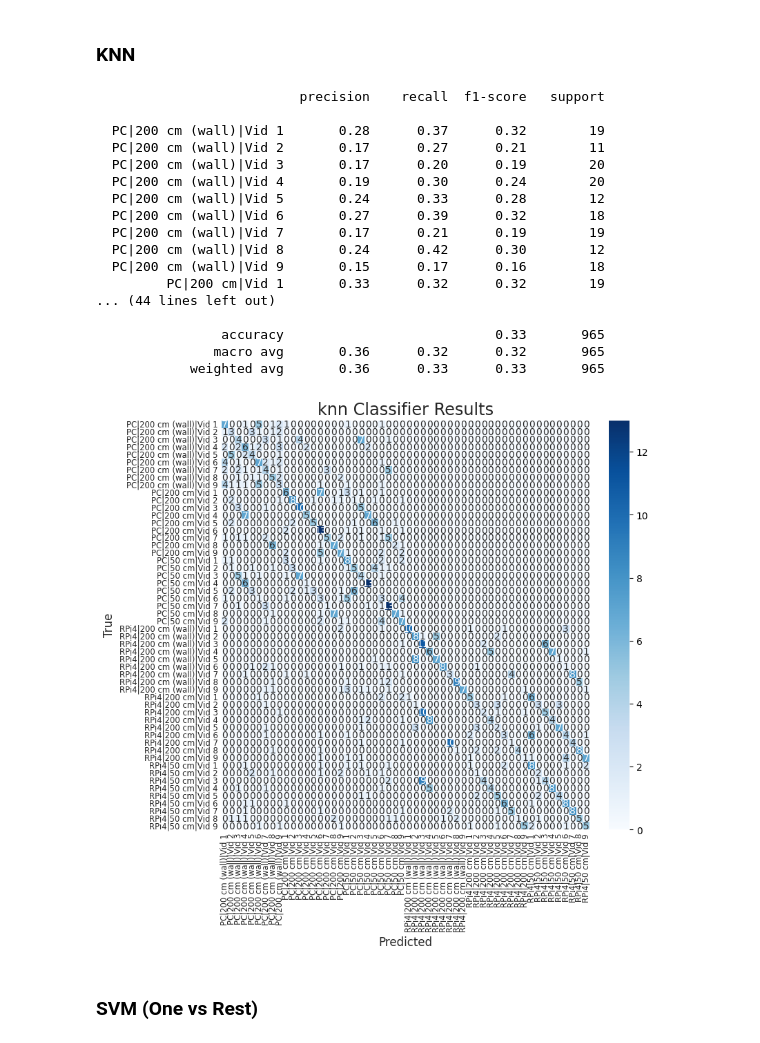
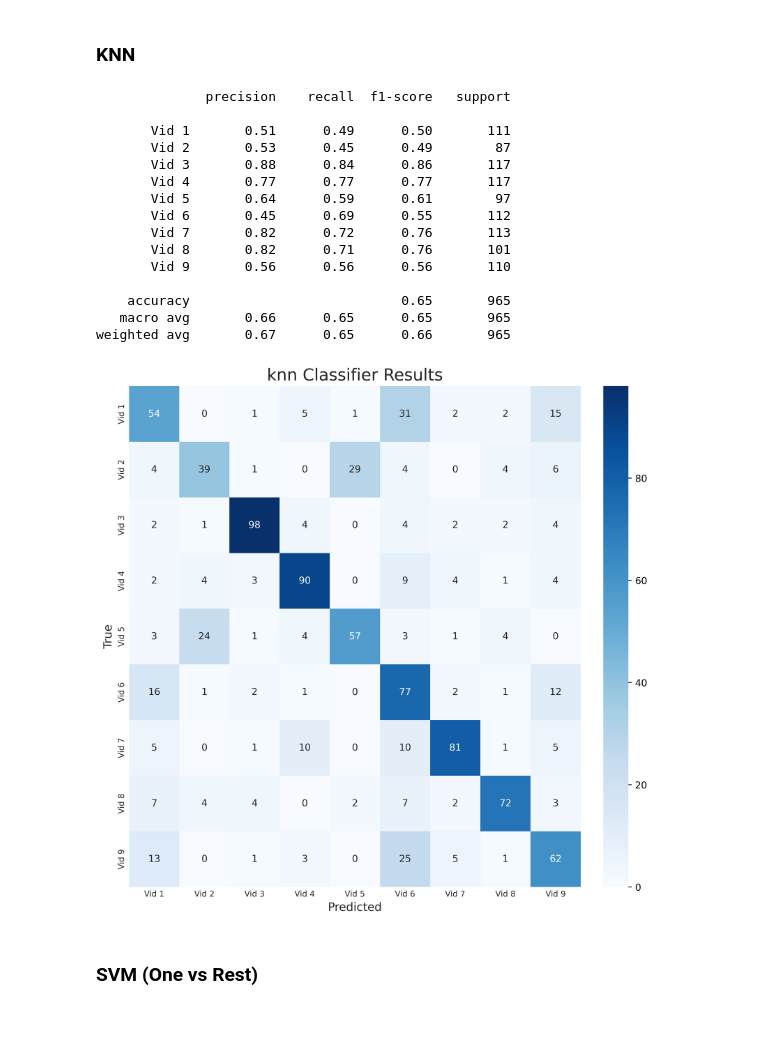
Before and after one commit to tlee08/XL-NTA_honours_dev, a Jupyter notebook: 3_classify/WLAN_CNN.ipynb, the cells around one changed output. Drawn from its saved outputs; the diff is of its cells as text; code cells hidden in the pictures.

```diff
--- a/3_classify/WLAN_CNN.ipynb
+++ b/3_classify/WLAN_CNN.ipynb
@@ -254,0 +306,36 @@ for i in np.arange(axes.shape[0]):
+# %%
+# Histogram of each instance's features
+# faceted by labels (rows) and features channels (columns)
+
+data = long_X_features(
+    X_features_matr_scaled,
+    y,
+    feature_channels,
+    interval=0.36,
+    n=4,
+    m=100,
+)
+
+with plt.style.context(fig_style):
+    g = (
+        sns.displot(
+            data=data,
+            x="value",
+            row="label",
+            col="feature",
+            palette="crest",
+            kind="hist",
+            stat="probability",
+            element="step",
+            legend=False,
+            # alpha=0.5,
+            height=3,
+            aspect=1.5,
+            bins=20,
+            facet_kws={"margin_titles": True},
+        )
+        # .set(ylim=(0, 10))
+        .set_titles(row_template="{row_name}", col_template="{col_name}", size="xx-large")
+        .set_xlabels("Value", size="xx-large")
+        .tight_layout()
+    )
@@ -510,7 +531,7 @@ def eval_model(
 # %% [markdown]
 ### KNN
 # %%
-# KNN WORKS VERY WELL!! Fast with PCA.
+# KNN WORKS VERY WELL ~ 0.64 accuracy.
 # 1-NN seems to work best
 
 name = "knn"
@@ -527,52 +548,48 @@ model = KNeighborsClassifier(
     n_jobs=None
 )
 
 # Training
 model.fit(X_train_flat, y_train)
-# model.fit(X_train_pca, y_train)
 
 # Saving the model
 save_pkl(
     model,
     name,
     suffix="model",
 )
 
 # Evaluating (from saved model)
 model = load_pkl(
     name,
     suffix="model",
 )
 y_pred = model.predict(X_test_flat)
-# y_pred = model.predict(X_test_pca)
 
 # Saving the results
 save_res(
     lb.inverse_transform(y_test),
     lb.inverse_transform(y_pred),
     name,
 )
 # Showing results
-eval_model(name, [0, 1, 2])
+eval_model(name, [0])
 # %% [output]
-                          precision    recall  f1-score   support
+              precision    recall  f1-score   support
 
-  PC|200 cm (wall)|Vid 1       0.28      0.37      0.32        19
-  PC|200 cm (wall)|Vid 2       0.17      0.27      0.21        11
-  PC|200 cm (wall)|Vid 3       0.17      0.20      0.19        20
-  PC|200 cm (wall)|Vid 4       0.19      0.30      0.24        20
-  PC|200 cm (wall)|Vid 5       0.24      0.33      0.28        12
-  PC|200 cm (wall)|Vid 6       0.27      0.39      0.32        18
-  PC|200 cm (wall)|Vid 7       0.17      0.21      0.19        19
-  PC|200 cm (wall)|Vid 8       0.24      0.42      0.30        12
-  PC|200 cm (wall)|Vid 9       0.15      0.17      0.16        18
-         PC|200 cm|Vid 1       0.33      0.32      0.32        19
-... (44 lines left out)
+       Vid 1       0.51      0.49      0.50       111
+       Vid 2       0.53      0.45      0.49        87
+       Vid 3       0.88      0.84      0.86       117
+       Vid 4       0.77      0.77      0.77       117
+       Vid 5       0.64      0.59      0.61        97
+       Vid 6       0.45      0.69      0.55       112
+       Vid 7       0.82      0.72      0.76       113
+       Vid 8       0.82      0.71      0.76       101
+       Vid 9       0.56      0.56      0.56       110
 
-                accuracy                           0.33       965
-               macro avg       0.36      0.32      0.32       965
-            weighted avg       0.36      0.33      0.33       965
+    accuracy                           0.65       965
+   macro avg       0.66      0.65      0.65       965
+weighted avg       0.67      0.65      0.66       965
-[figure, old version]
+[figure, new version]
 # %% [markdown]
 ### SVM (One vs Rest)
 # %%
```
Also changed, not shown: parts of 24 cells of this notebook, 6 other files.
